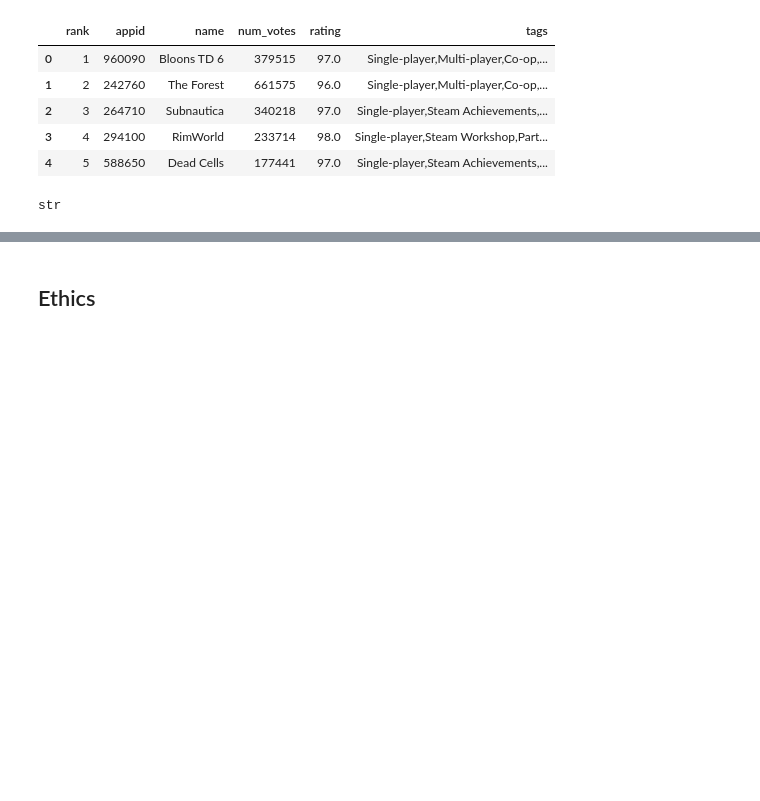
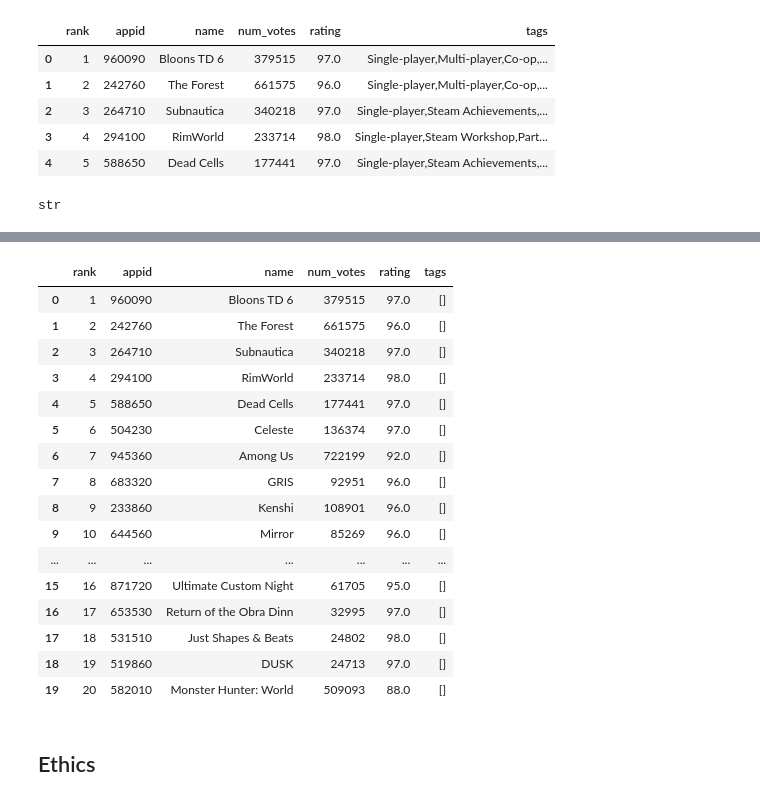
Before and after one commit to COGS108/Group038_WI26, a Jupyter notebook: 01-DataCheckpoint.ipynb, the cells around one changed output, grey strips where cells are left out. Saved outputs shown, nothing was run; the diff lists cells and outputs as text; code cells hidden in the pictures; blank space fills up the shorter version.

Commit message:
Add play mode clean up for games in dataset 2

```diff
--- a/01-DataCheckpoint.ipynb
+++ b/01-DataCheckpoint.ipynb
@@ -245,3 +218,64 @@ tag_map =
+# %%
+# Convert to list
+curr_merged_df['tags'] = (
+    curr_merged_df['tags']
+    .fillna('')
+    .str.split(',')
+)
+
+# Normalize play modes
+tag_map = {
+    'Single-player': 'singleplayer',
+
+    'Multi-player': 'multiplayer',
+    'MMO': 'multiplayer',
+    'PvP': 'multiplayer',
+    'Online PvP': 'multiplayer',
+    'LAN PvP': 'multiplayer',
+    'Shared/Split Screen PvP': 'multiplayer',
+    'Cross-Platform Multiplayer': 'multiplayer',
+
+    'Co-op': 'co-op',
+    'Online Co-op': 'co-op',
+    'LAN Co-op': 'co-op',
+    'Shared/Split Screen Co-op': 'co-op',
+}
+# %%
+def clean_tags(tag_list):
+    if not isinstance(tag_list, list):
+        return []
+
+    cleaned = []
+
+    for tag in tag_list:
+        tag = tag.strip()
+
+        if tag in tag_map:
+            cleaned.append(tag_map[tag])
+
+    return list(set(cleaned))
+
+curr_merged_df['tags'] = curr_merged_df['tags'].apply(clean_tags)
+# %%
+curr_merged_df.head(20)
+# %% [output]
+|  | rank | appid | name | num_votes | rating | tags |
+| 0 | 1 | 960090 | Bloons TD 6 | 379515 | 97.0 | [] |
+| 1 | 2 | 242760 | The Forest | 661575 | 96.0 | [] |
+| 2 | 3 | 264710 | Subnautica | 340218 | 97.0 | [] |
+| 3 | 4 | 294100 | RimWorld | 233714 | 98.0 | [] |
+| 4 | 5 | 588650 | Dead Cells | 177441 | 97.0 | [] |
+| 5 | 6 | 504230 | Celeste | 136374 | 97.0 | [] |
+| 6 | 7 | 945360 | Among Us | 722199 | 92.0 | [] |
+| 7 | 8 | 683320 | GRIS | 92951 | 96.0 | [] |
+| 8 | 9 | 233860 | Kenshi | 108901 | 96.0 | [] |
+| 9 | 10 | 644560 | Mirror | 85269 | 96.0 | [] |
+| ... | ... | ... | ... | ... | ... | ... |
+| 15 | 16 | 871720 | Ultimate Custom Night | 61705 | 95.0 | [] |
+| 16 | 17 | 653530 | Return of the Obra Dinn | 32995 | 97.0 | [] |
+| 17 | 18 | 531510 | Just Shapes & Beats | 24802 | 98.0 | [] |
+| 18 | 19 | 519860 | DUSK | 24713 | 97.0 | [] |
+| 19 | 20 | 582010 | Monster Hunter: World | 509093 | 88.0 | [] |
 # %% [markdown]
 ## Ethics
 # %% [markdown]
```
Also changed, not shown: parts of 4 cells of this notebook.
